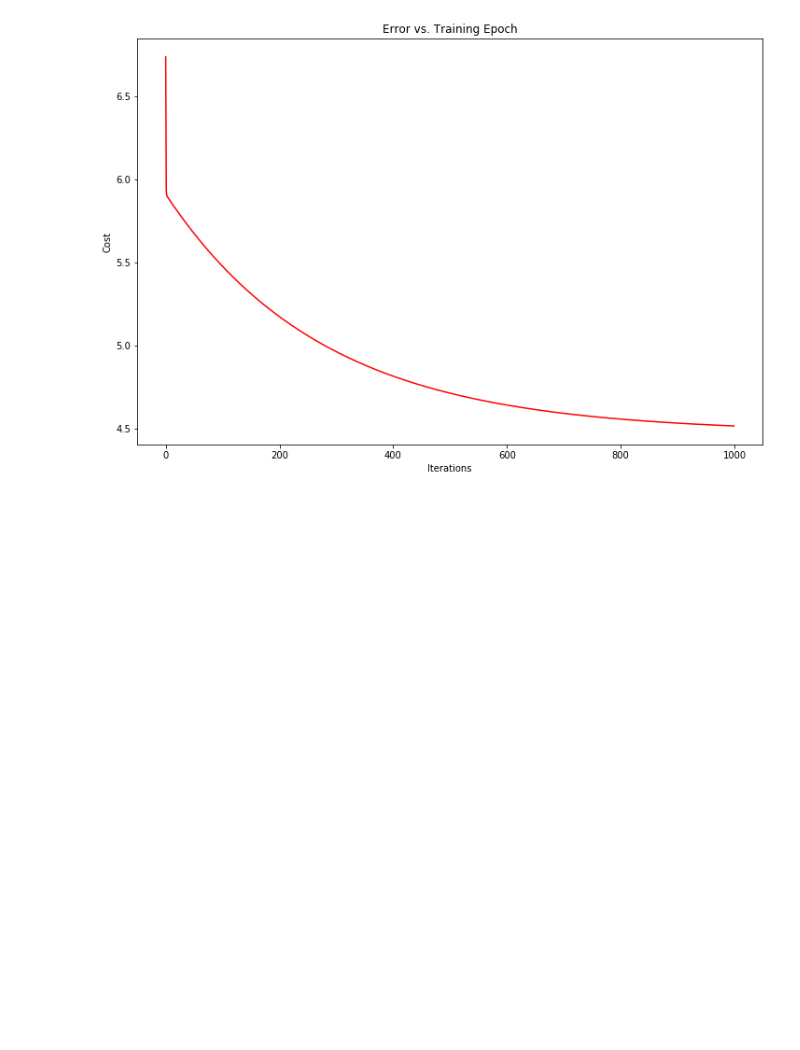
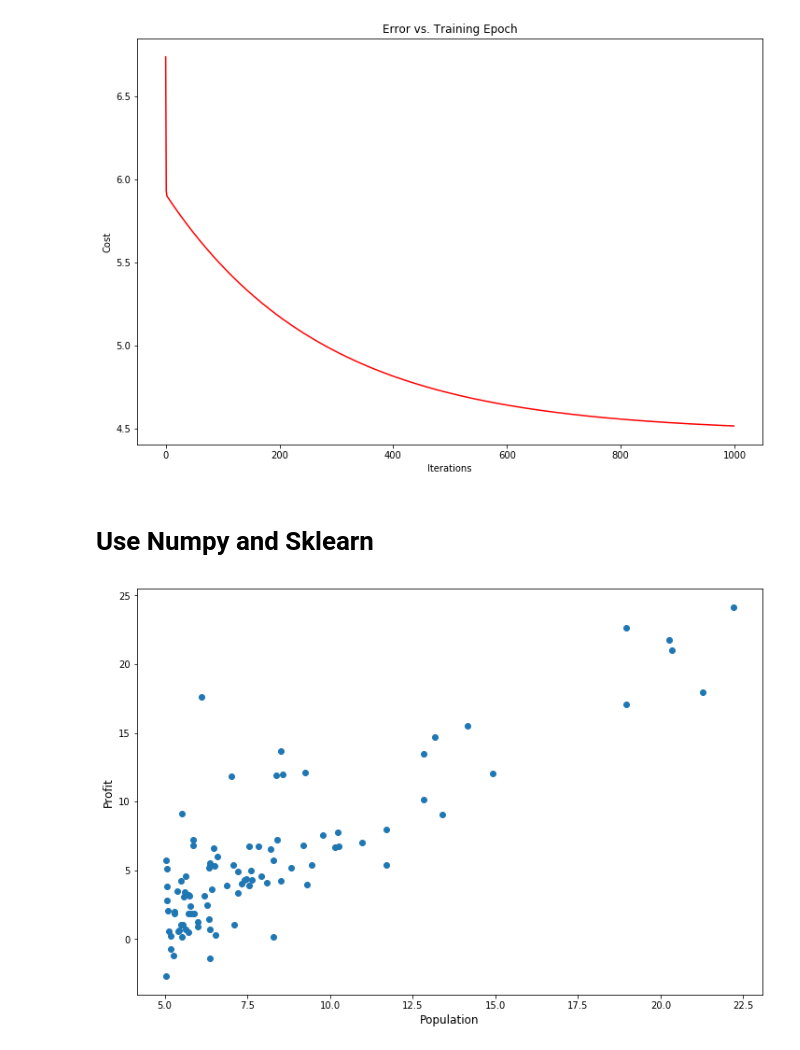
Before and after one commit to zanuccod/Machine-Learning-Examples, a Jupyter notebook: Linear Regression/linearRegression.ipynb, the cells around one changed output. Saved outputs shown, nothing was run; the diff lists cells and outputs as text; code cells hidden in the pictures; blank space fills up the shorter version.

```diff
--- a/Linear Regression/linearRegression.ipynb
+++ b/Linear Regression/linearRegression.ipynb
@@ -148,3 +148,15 @@ ax.set_title('Error vs. Training Epoch')
 # %% [output]
 Text(0.5, 1.0, 'Error vs. Training Epoch')
 [figure]
+# %% [markdown]
+# Use Numpy and Sklearn
+# %%
+x, y = np.loadtxt(path, delimiter=',', usecols=(0, 1), unpack=True)
+
+plt.figure(figsize=(12, 8))
+plt.scatter(x, y)
+plt.xlabel('Population', fontsize=12)
+plt.ylabel('Profit', fontsize=12)
+plt.show()
+# %% [output]
+[figure, added]
```
Also changed, not shown: parts of 4 cells of this notebook.
